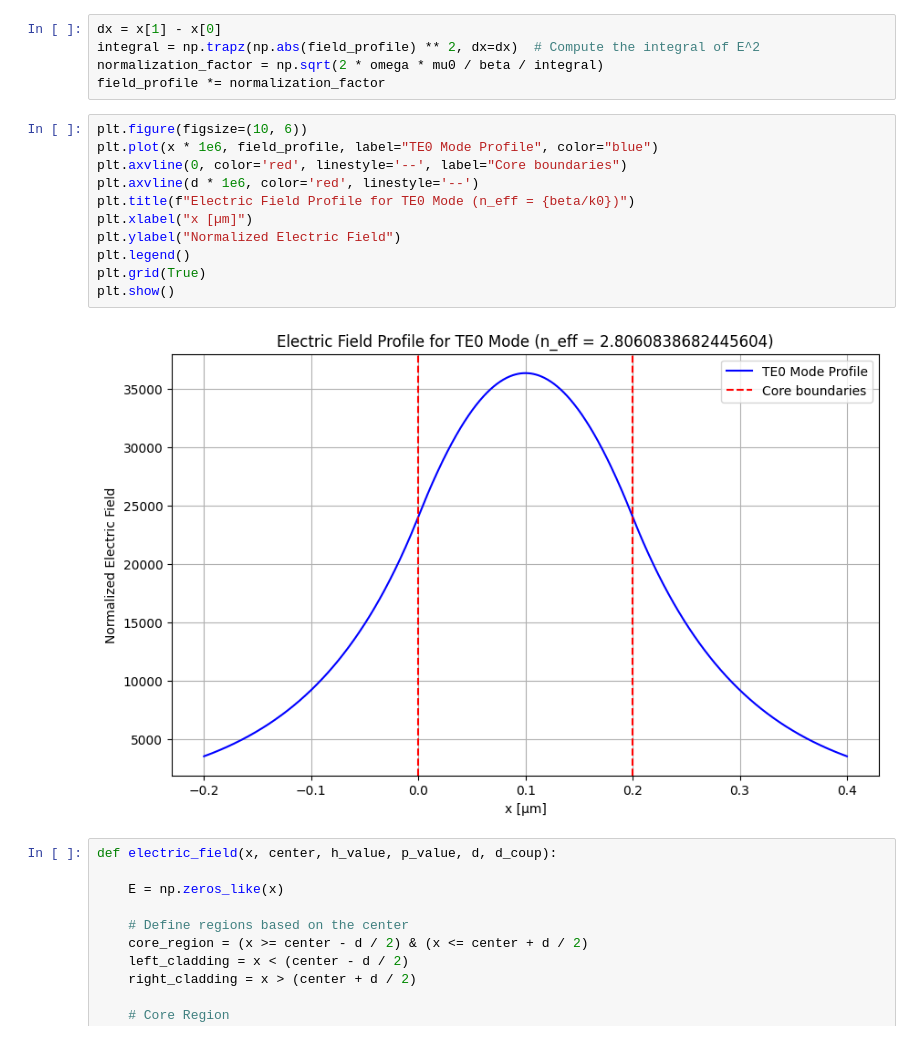
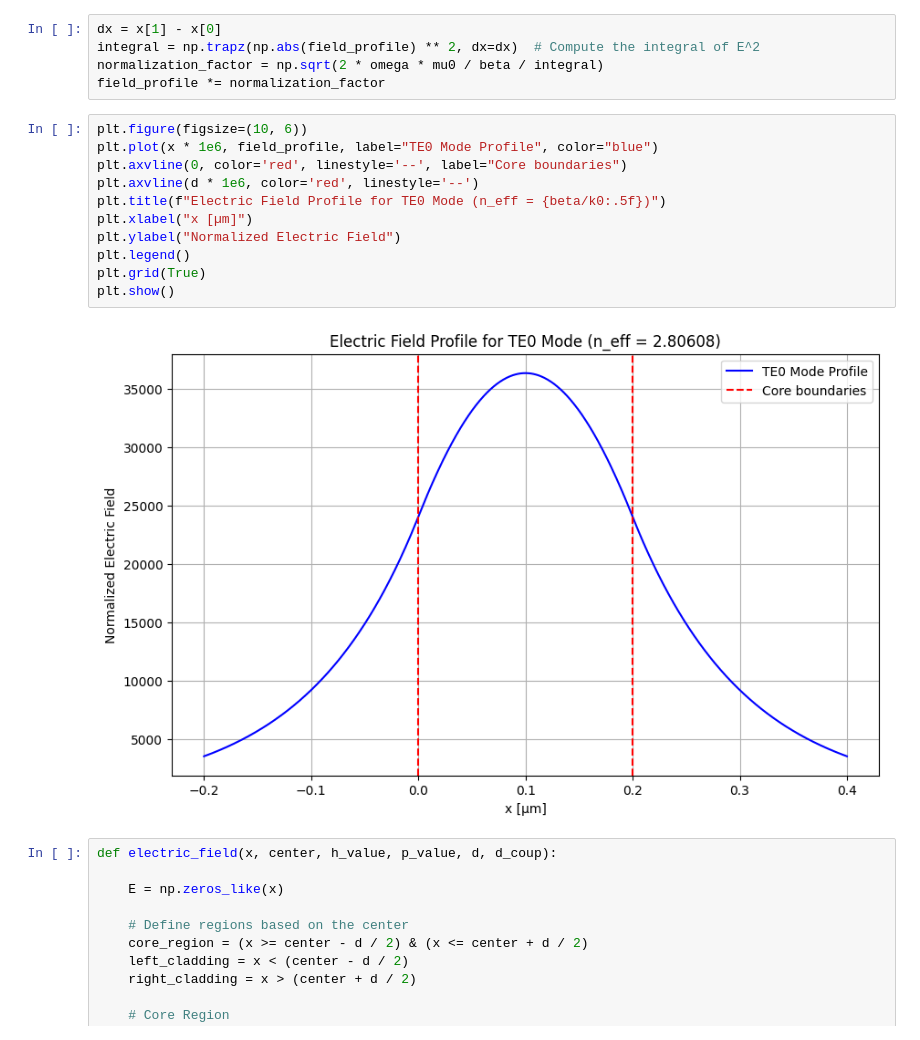
Before and after one commit to yoav-yosifor/photonic-devices, a Jupyter notebook: part1/ques3.ipynb, the cells around one changed output. Drawn from its saved outputs; the diff is of its cells as text.

```diff
--- a/part1/ques3.ipynb
+++ b/part1/ques3.ipynb
@@ -151,16 +151,16 @@ field_profile *= normalization_factor
 # %%
 plt.figure(figsize=(10, 6))
 plt.plot(x * 1e6, field_profile, label="TE0 Mode Profile", color="blue")
 plt.axvline(0, color='red', linestyle='--', label="Core boundaries")
 plt.axvline(d * 1e6, color='red', linestyle='--')
-plt.title(f"Electric Field Profile for TE0 Mode (n_eff = {beta/k0})")
+plt.title(f"Electric Field Profile for TE0 Mode (n_eff = {beta/k0:.5f})")
 plt.xlabel("x [µm]")
 plt.ylabel("Normalized Electric Field")
 plt.legend()
 plt.grid(True)
 plt.show()
 # %% [output]
-[figure, old version]
+[figure, new version]
 # %%
 def electric_field(x, center, h_value, p_value, d, d_coup):
 
```
Also changed, not shown: parts of 2 cells of this notebook, 6 other files.
